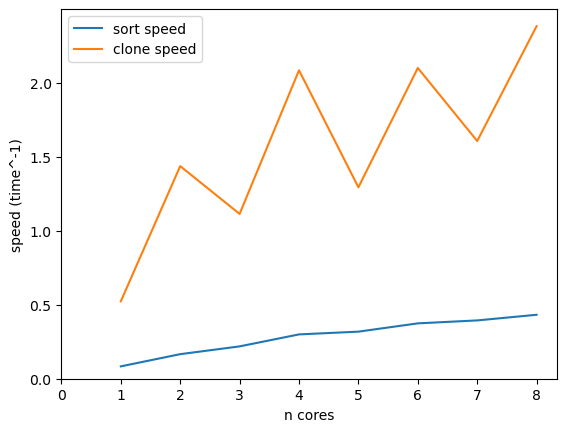
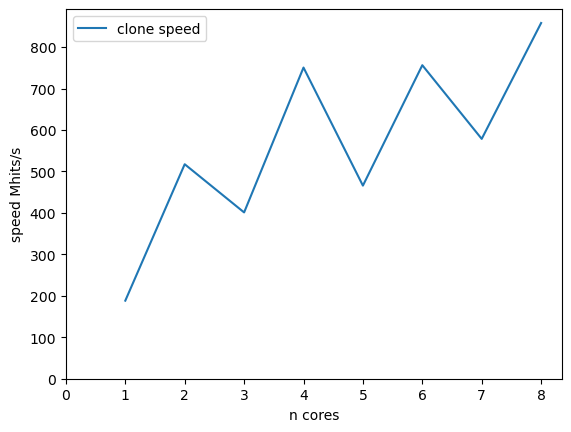
Unified diff of the notebook cell whose output changed from the first chart to the second:
--- before
+++ after
@@ -1,8 +1,11 @@
 import matplotlib.pyplot as plt
+mhits = 360
+
+
 # plt.plot(ncores, clone_speeds, label = "clone time")
-plt.plot(n_cores, clone_speeds, label="clone speed")
+plt.plot(n_cores, clone_speeds*mhits, label="clone speed")
 
 plt.xlabel("n cores")
-plt.ylabel("speed (time^-1)")
+plt.ylabel("speed Mhits/s")
 plt.legend()
 plt.ylim(bottom=0)
@@ -10,7 +13,7 @@
 
 plt.figure()
-plt.plot(n_cores, sort_speeds, label="sort speed")
+plt.plot(n_cores, sort_speeds*mhits, label="sort speed")
 plt.xlabel("n cores")
-plt.ylabel("speed (time^-1)")
+plt.ylabel("speed Mhits/s")
 plt.legend()
 plt.ylim(bottom=0)

Commit: added mhits/s plot to notebook